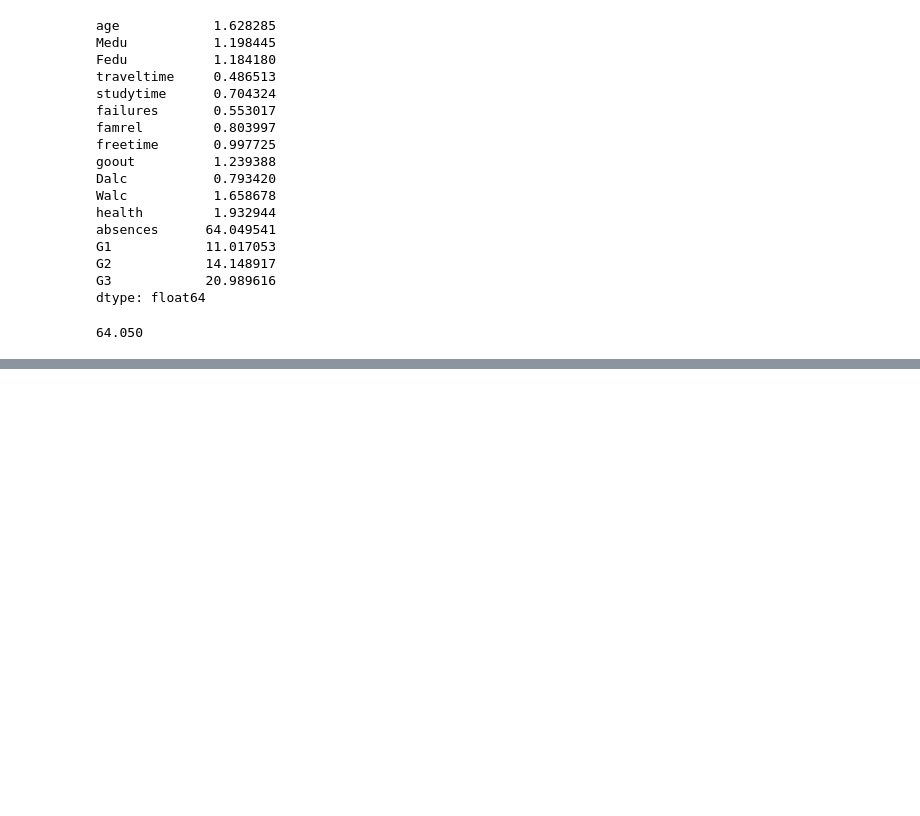
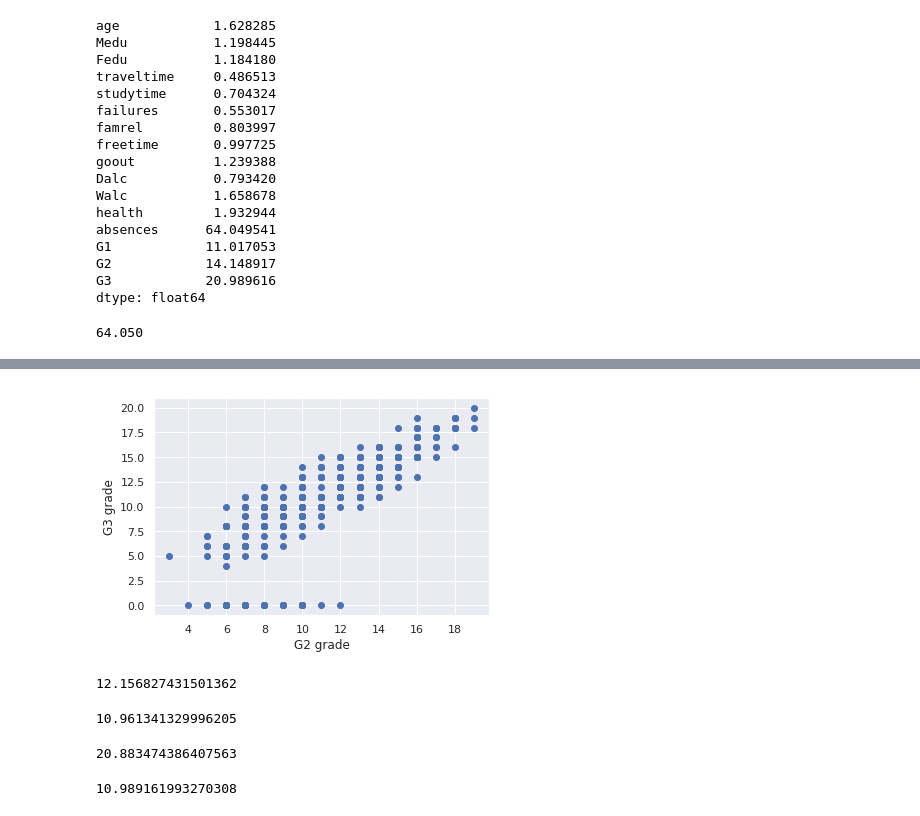
Before and after one commit to ducksfrogs/pybooks, a Jupyter notebook: u_tokyo_datascience/chap3/Untitled.ipynb, the cells around one changed output, grey strips where cells are left out. Saved outputs shown, nothing was run; the diff lists cells and outputs as text; code cells hidden in the pictures; blank space fills up the shorter version.

```diff
--- a/u_tokyo_datascience/chap3/Untitled.ipynb
+++ b/u_tokyo_datascience/chap3/Untitled.ipynb
@@ -130,0 +211,8 @@ student_data_math['absences'].var()
+# %%
+plt.plot(student_data_math['G1'], student_data_math['G3'], 'o')
+
+plt.ylabel('G3 grade')
+plt.xlabel('G2 grade')
+plt.grid(True)
+# %% [output]
+[figure, added]
@@ -130,0 +224,4 @@ student_data_math['absences'].var()
+# %%
+cov_xy /len(X)
+# %% [output]
+12.156827431501362
@@ -130,0 +234,12 @@ student_data_math['absences'].var()
+# %%
+n1_var_x * (n-1)/n
+# %% [output]
+10.961341329996205
+# %%
+n1_var_y * (n-1)/n
+# %% [output]
+20.883474386407563
+# %%
+np.var(X)
+# %% [output]
+10.989161993270308
```
Also changed, not shown: parts of 27 cells of this notebook, 1 other file.
